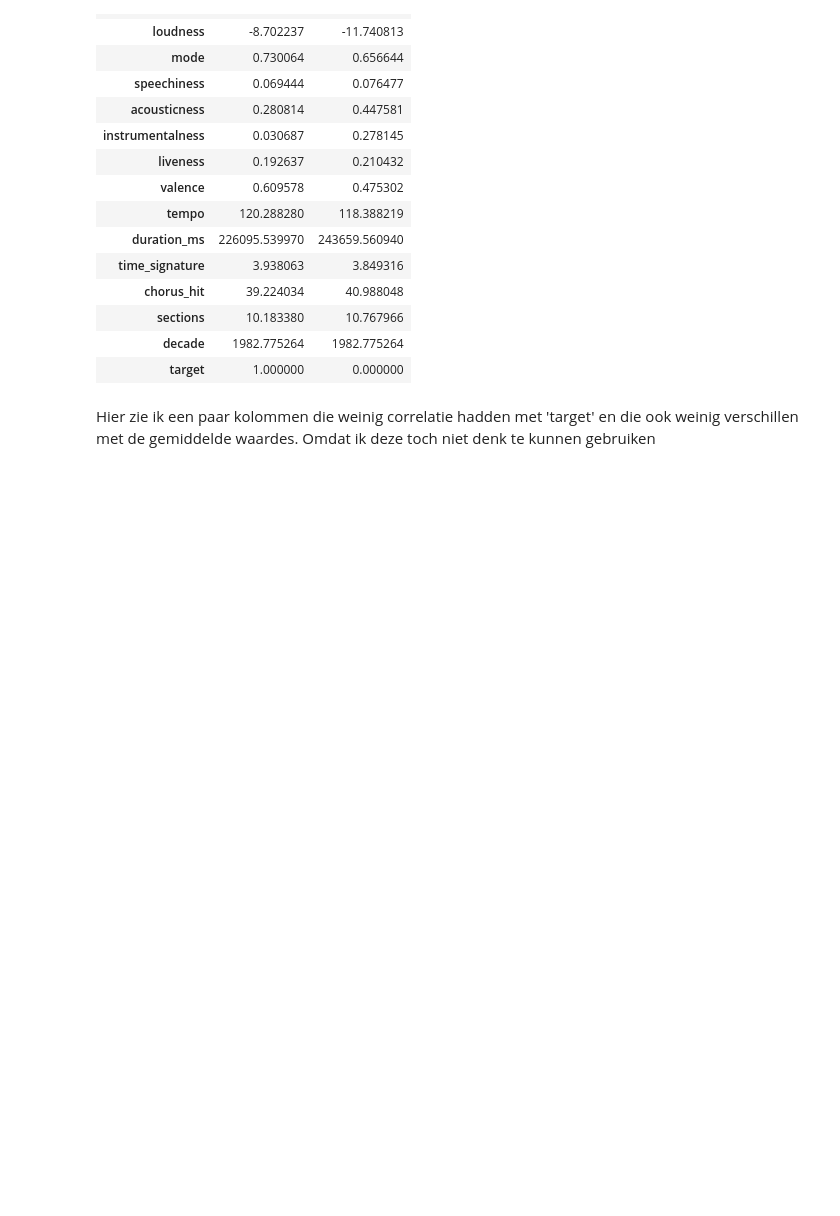
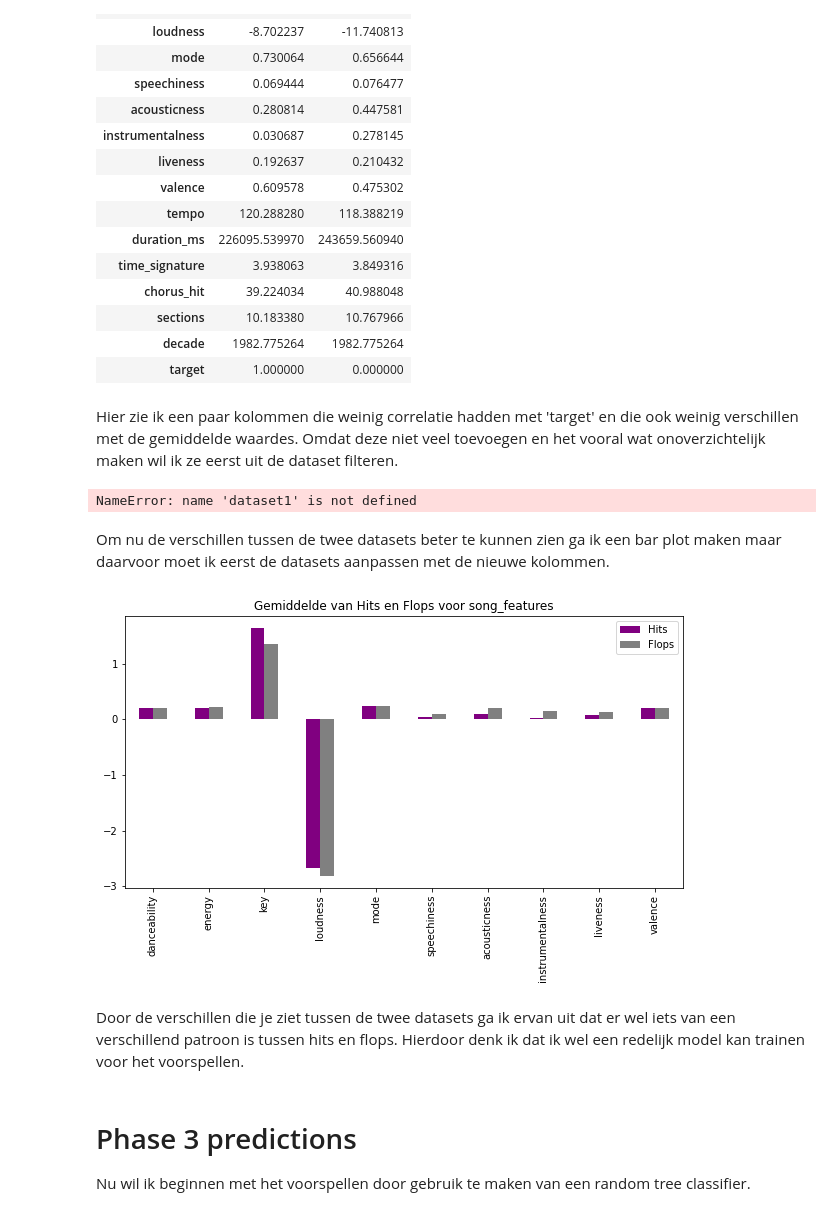
Before and after one commit to Dipsaus2002/Hit-Calculator, a Jupyter notebook: Hit Calculator v2.0 Alpha.ipynb, the cells around one changed output. Saved outputs shown, nothing was run; the diff lists cells and outputs as text; code cells hidden in the pictures; blank space fills up the shorter version.

```diff
--- a/Hit Calculator v2.0 Alpha.ipynb
+++ b/Hit Calculator v2.0 Alpha.ipynb
@@ -306,4 +306,44 @@ all_avg
 | decade | 1982.775264 | 1982.775264 |
 | target | 1.000000 | 0.000000 |
 # %% [markdown]
-Hier zie ik een paar kolommen die weinig correlatie hadden met 'target' en die ook weinig verschillen met de gemiddelde waardes. Omdat ik deze toch niet denk te kunnen gebruiken
+Hier zie ik een paar kolommen die weinig correlatie hadden met 'target' en die ook weinig verschillen met de gemiddelde waardes. Omdat deze niet veel toevoegen en het vooral wat onoverzichtelijk maken wil ik ze eerst uit de dataset filteren.
+# %%
+# Om het wat overzichtelijker te maken en om de kolommen nog wel ergens te hebben verdeel ik ze over de features van het lied zelf en de features gedefinieerd door Spotify.
+
+# Dit zijn de features gedefinieerd door Spotify
+spotify_features = ['danceability', 'energy', 'key', 'loudness','mode', 'speechiness', 'acousticness',
+                       'instrumentalness', 'liveness','valence']
+
+# Dit zijn de features gedefinieerd door het liedje zelf, ik heb hier duration_ms weggelaten omdat die veel groter is dan alle andere kolommen
+song_features = ['key', 'loudness','tempo', 'time_signature', 'chorus_hit','sections']
+
+# Hier maak ik de twee datasets opnieuw maar nu met de belangrijkere features
+all_songs_hits = dataset1[spotify_features].loc[dataset1['target'] == 1]
+all_songs_flops = dataset1[spotify_features].loc[dataset1['target'] == 0]
+# %% [output]
+NameError: name 'dataset1' is not defined
+# %% [markdown]
+Om nu de verschillen tussen de twee datasets beter te kunnen zien ga ik een bar plot maken maar daarvoor moet ik eerst de datasets aanpassen met de nieuwe kolommen.
+# %%
+# Eerst moet ik de avg datasets weer opnieuw maken maar dan met alleen de song_features
+hits_avg = pd.DataFrame(all_songs_hits.describe().loc['mean'])
+flops_avg = pd.DataFrame(all_songs_flops.describe().loc['mean'])
+all_avg = pd.concat([hits_avg,flops_avg], axis = 1)
+all_avg.columns = ['hit_average', 'flop_average']
+# %%
+from sklearn.preprocessing import StandardScaler
+>>> scaler = StandardScaler()
+
+all_avg_scaled = pd.DataFrame(scaler.fit_transform(all_avg),index= all_avg.index, columns = all_avg.columns)
+
+all_avg_scaled.plot(kind = 'bar', figsize=(10, 5), color = ('purple', 'grey'), title = 'Gemiddelde van Hits en Flops voor song_features')
+plt.legend(labels=['Hits', 'Flops'], loc='upper right')
+plt.show()
+# %% [output]
+[figure, added]
+# %% [markdown]
+Door de verschillen die je ziet tussen de twee datasets ga ik ervan uit dat er wel iets van een verschillend patroon is tussen hits en flops. Hierdoor denk ik dat ik wel een redelijk model kan trainen voor het voorspellen.
+# %% [markdown]
+# Phase 3 predictions
+
+Nu wil ik beginnen met het voorspellen door gebruik te maken van een random tree classifier.
```
Also changed, not shown: parts of 17 cells of this notebook, 1 other file.
